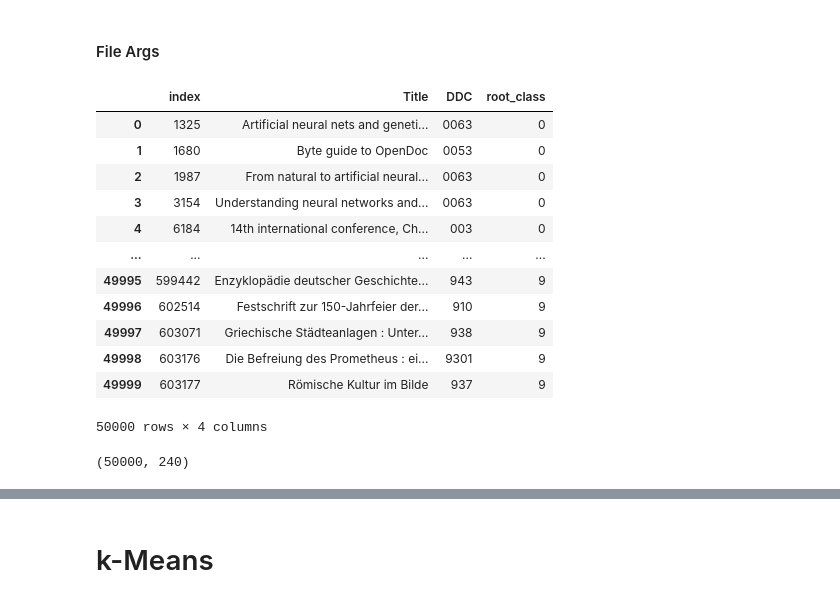
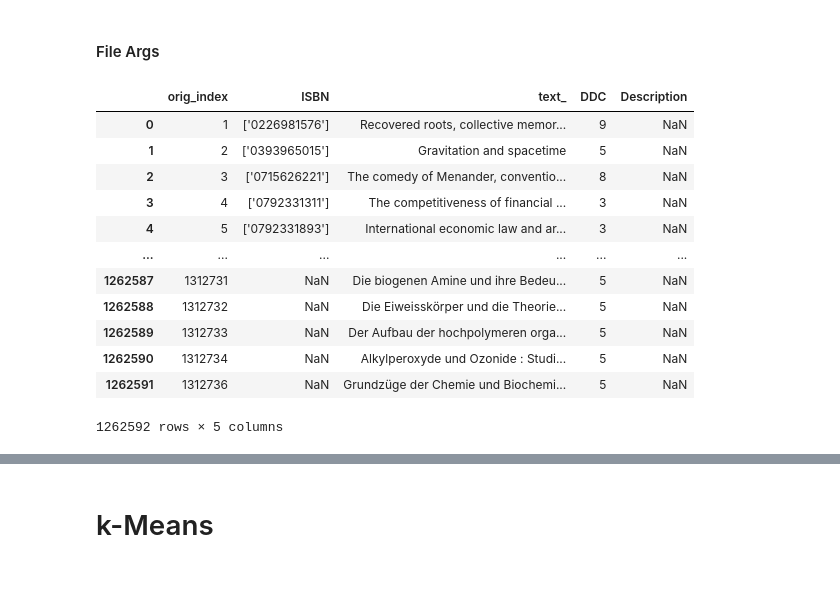
Before and after one commit to TaherHabib/topic-analysis-BERT-DDC, a Jupyter notebook: examples/clustering_experiments.ipynb, the cells around one changed output, grey strips where cells are left out. Saved outputs shown, nothing was run; the diff lists cells and outputs as text; code cells hidden in the pictures.

```diff
--- a/examples/clustering_experiments.ipynb
+++ b/examples/clustering_experiments.ipynb
@@ -61,16 +45,0 @@ real_labels = list(df_data['root_class'])
-# %%
-df_data
-# %% [output]
-|  | index | Title | DDC | root_class |
-| 0 | 1325 | Artificial neural nets and geneti... | 0063 | 0 |
-| 1 | 1680 | Byte guide to OpenDoc | 0053 | 0 |
-| 2 | 1987 | From natural to artificial neural... | 0063 | 0 |
-| 3 | 3154 | Understanding neural networks and... | 0063 | 0 |
-| 4 | 6184 | 14th international conference, Ch... | 003 | 0 |
-| ... | ... | ... | ... | ... |
-| 49995 | 599442 | Enzyklopädie deutscher Geschichte... | 943 | 9 |
-| 49996 | 602514 | Festschrift zur 150-Jahrfeier der... | 910 | 9 |
-| 49997 | 603071 | Griechische Städteanlagen : Unter... | 938 | 9 |
-| 49998 | 603176 | Die Befreiung des Prometheus : ei... | 9301 | 9 |
-| 49999 | 603177 | Römische Kultur im Bilde | 937 | 9 |
-50000 rows × 4 columns
@@ -86,4 +46,23 @@ reduced_embeddings = pca_results_['reduced_emb']
-# %%
-reduced_embeddings.shape
-# %% [output]
-(50000, 240)
+# %%
+dataset = pd.read_csv(os.path.join(data_root, 'datasets', 'full_dataset_nan_cleaned.csv'), low_memory=False)
+# %%
+dataset['DDC'] = dataset['DDC'].str[:1]
+dataset = dataset.loc[dataset['Title'].str.len() >= 20]
+dataset = dataset.rename({'Title': 'text_'}, axis=1)
+dataset = dataset.reset_index(drop=True).rename({'Unnamed: 0': 'orig_index'}, axis=1)
+dataset = dataset[:1262592] # accounting for total embeddings in the embeddings file (due to batch size of 64)
+dataset
+# %% [output]
+|  | orig_index | ISBN | text_ | DDC | Description |
+| 0 | 1 | ['0226981576'] | Recovered roots, collective memor... | 9 | NaN |
+| 1 | 2 | ['0393965015'] | Gravitation and spacetime | 5 | NaN |
+| 2 | 3 | ['0715626221'] | The comedy of Menander, conventio... | 8 | NaN |
+| 3 | 4 | ['0792331311'] | The competitiveness of financial ... | 3 | NaN |
+| 4 | 5 | ['0792331893'] | International economic law and ar... | 3 | NaN |
+| ... | ... | ... | ... | ... | ... |
+| 1262587 | 1312731 | NaN | Die biogenen Amine und ihre Bedeu... | 5 | NaN |
+| 1262588 | 1312732 | NaN | Die Eiweisskörper und die Theorie... | 5 | NaN |
+| 1262589 | 1312733 | NaN | Der Aufbau der hochpolymeren orga... | 5 | NaN |
+| 1262590 | 1312734 | NaN | Alkylperoxyde und Ozonide : Studi... | 5 | NaN |
+| 1262591 | 1312736 | NaN | Grundzüge der Chemie und Biochemi... | 5 | NaN |
+1262592 rows × 5 columns
```
Also changed, not shown: parts of 16 cells of this notebook, 1 other file.
